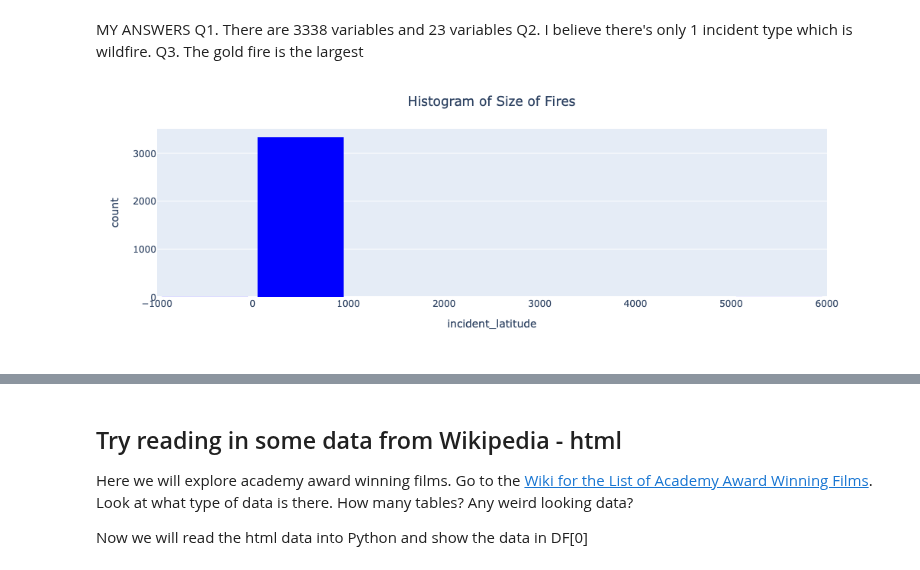
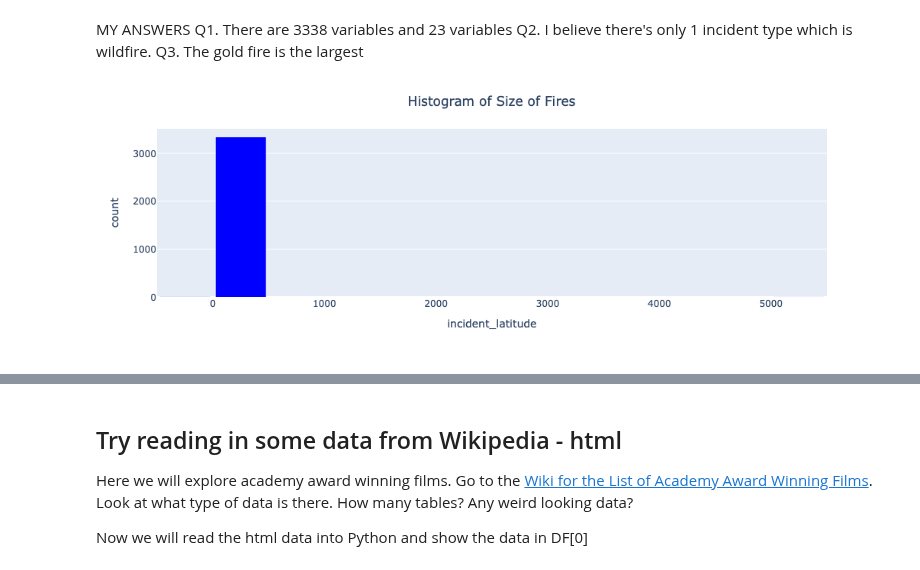
Before and after one commit to ehernandez0904/Data-101-Fall-2025, a Jupyter notebook: Day8/Day8-HW.ipynb, the cells around one changed output, grey strips where cells are left out. Drawn from its saved outputs; the diff is of its cells as text; code cells hidden in the pictures.

```diff
--- a/Day8/Day8-HW.ipynb
+++ b/Day8/Day8-HW.ipynb
@@ -87,18 +86,18 @@ Q3. The gold fire is the largest
 # %%
 # Extra Code
 mask=(DF_raw['incident_latitude'])
 mask
 DF_raw.describe
-fig = px.histogram(DF,
-                   nbins=10,
+fig = px.histogram(DF_raw,
+                   nbins=20,
                    x='incident_latitude',
                    color_discrete_sequence=['blue'])
 fig.update_layout(bargap=0.1,
                   title='Histogram of Size of Fires',
                   title_x=0.5)
 fig.show()
 # %% [output]
-[figure, old version]
+[figure, new version]
 # %%
 # Extra Code
 mask = DF_raw['incident_acres_burned']
```
Also changed, not shown: parts of 9 cells of this notebook.
